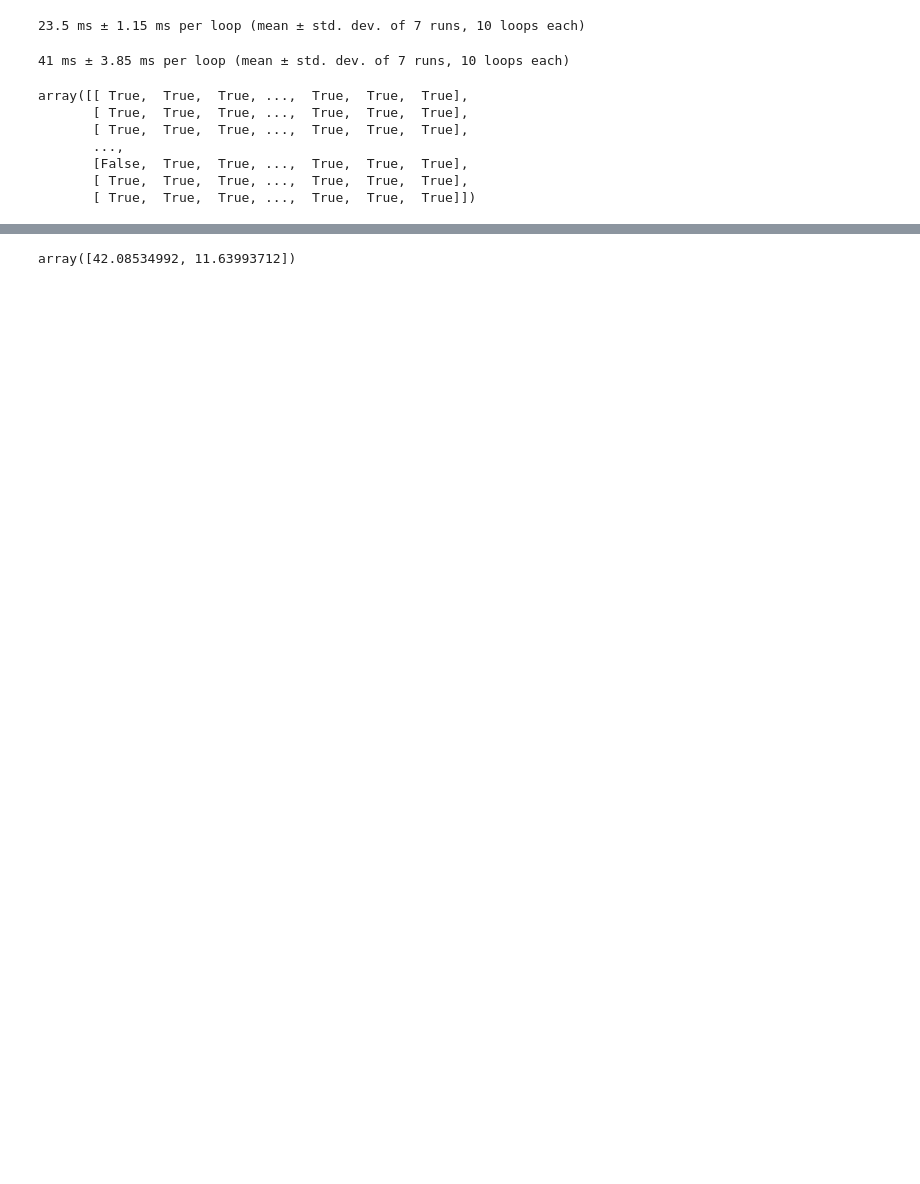
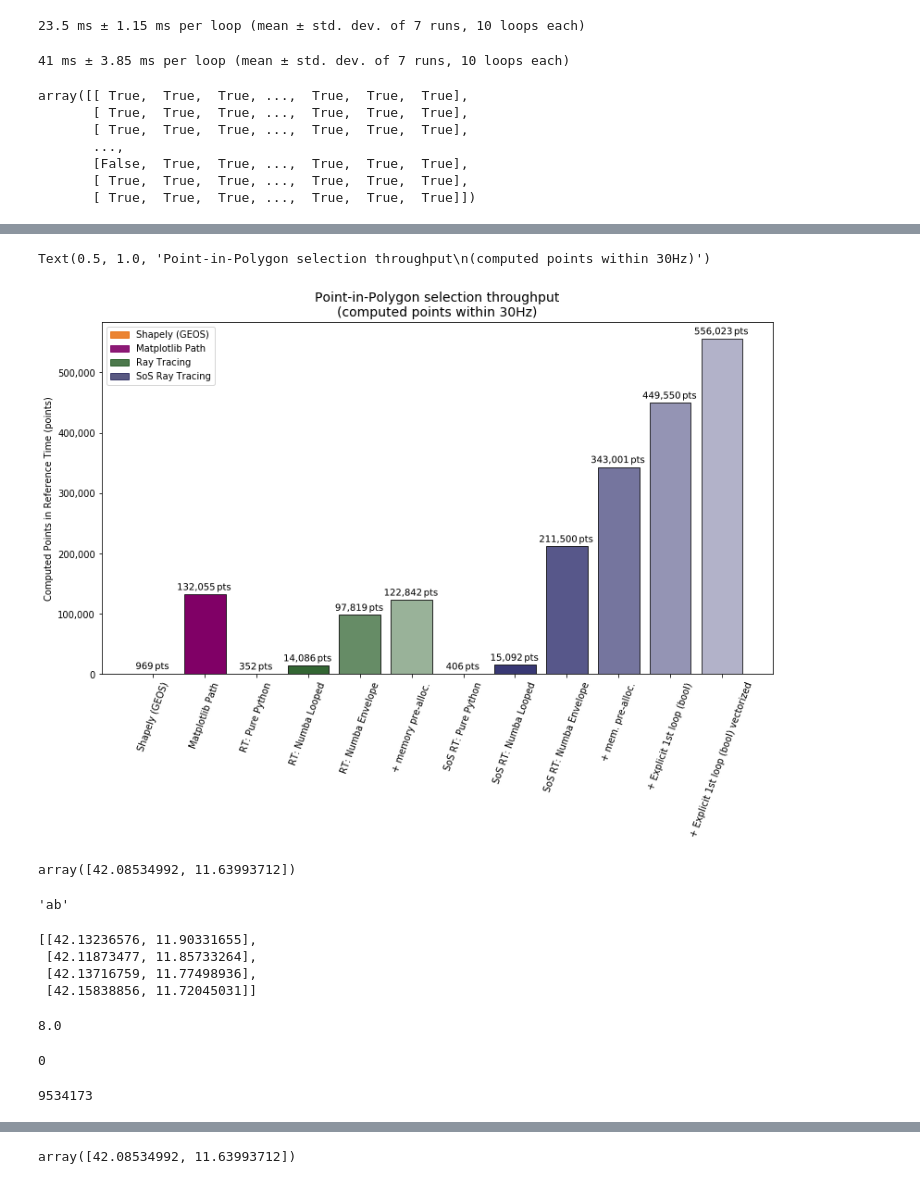
Before and after one commit to the-rccg/FIDS, a Jupyter notebook: algorithm_evaluations/point_in_polygon_implementations.ipynb, the cells around one changed output, grey strips where cells are left out. Drawn from its saved outputs; the diff is of its cells as text; code cells hidden in the pictures; blank space fills up the shorter version.

```diff
--- a/algorithm_evaluations/point_in_polygon_implementations.ipynb
+++ b/algorithm_evaluations/point_in_polygon_implementations.ipynb
@@ -9,7 +9,7 @@ from pprint import pprint
 from memory_profiler import profile
 # %%
 from astropy.io import fits
-data = fits.open('PHAT_BEAST/b22_stats_toothpick_v1.1.fits', memmap=True)[1]
+data = fits.open('../../PHAT_BEAST/b22_stats_toothpick_v1.1.fits', memmap=True)[1]
 # %%
 from numba import jit
 # %%
@@ -813,0 +1333,65 @@ array([[ True,  True,  True, ...,  True,  True,  True],
+# %%
+reference_rate = 30
+reference_time = 1/reference_rate
+data_length = points.shape[1]
+# %%
+throughput = {
+    key: (data_length*reference_time)/time_comparison[key]
+    for key in time_comparison.keys()
+}
+# %%
+from matplotlib.ticker import StrMethodFormatter
+fig, ax = plt.subplots(1,1,figsize=(13,7))
+ax.bar(throughput.keys(), throughput.values(), #yerr=stds.values(),
+       edgecolor='black', linewidth=0.8, color=colors)
+#ax.set_yscale('log')
+ax.set_ylabel('Computed Points in Reference Time (points)')
+ax.xaxis.set_tick_params(rotation=70)
+ax.yaxis.set_major_formatter(StrMethodFormatter('{x:,.0f}'))
+
+
+# Legend
+import matplotlib.patches as mpatches
+orange_patch = mpatches.Patch(color=[0.90,0.40,0.00,0.80], label='Shapely (GEOS)')
+purple_patch = mpatches.Patch(color=[0.50,0.00,0.40,0.90], label='Matplotlib Path')
+green_patch  = mpatches.Patch(color=[0.00,0.25,0.00,0.70], label='Ray Tracing')
+blue_patch   = mpatches.Patch(color=[0.00,0.00,0.25,0.65], label='SoS Ray Tracing')
+ax.legend(handles=[orange_patch, purple_patch, green_patch, blue_patch])
+
+# Value
+import matplotlib.patheffects as path_effects
+y = list(throughput.values())
+for i, v in enumerate(y):
+    label_text = ax.text(i, v+7000, "{:,.0f}".format(v)+"$\,$pts", horizontalalignment='center')#, fontweight='demi')#, fontweight='bold', color=colors[i])
+    # Ensure readability with large errorbars
+    label_text.set_path_effects([
+        path_effects.Stroke(linewidth=1, foreground='white'),
+        path_effects.Normal()
+    ])
+
+# Title
+ax.set_title('Point-in-Polygon selection throughput\n(computed points within {}Hz)'.format(reference_rate), fontsize=14)
+#fig.tight_layout()
+# %% [output]
+Text(0.5, 1.0, 'Point-in-Polygon selection throughput\n(computed points within 30Hz)')
+[figure, added]
+# %%
+vertices.min(0)
+# %% [output]
+array([42.08534992, 11.63993712])
+# %%
+"a" + "b"
+# %% [output]
+'ab'
+# %%
+import ast
+ast.literal_eval("[[42.13236576 11.90331655]\n [42.11873477 11.85733264]\n [42.13716759 11.77498936]\n [42.15838856 11.72045031]]".replace(" ", ","))
+# %% [output]
+[[42.13236576, 11.90331655],
+ [42.11873477, 11.85733264],
+ [42.13716759, 11.77498936],
+ [42.15838856, 11.72045031]]
+# %%
+np.ones((1, 1024), dtype=np.double).nbytes/1024
+# %% [output]
+8.0
@@ -813,0 +1404,8 @@ array([[ True,  True,  True, ...,  True,  True,  True],
+# %%
+tf.seek(0)
+# %% [output]
+0
+# %%
+getsizeof(tf.read(100000000))
+# %% [output]
+9534173
```
Also changed, not shown: parts of 107 cells of this notebook, 9 other files.
